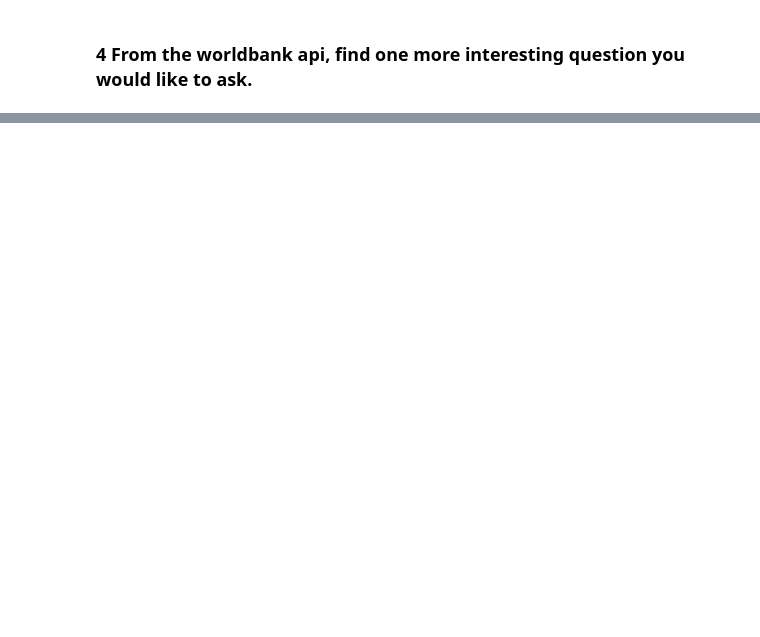
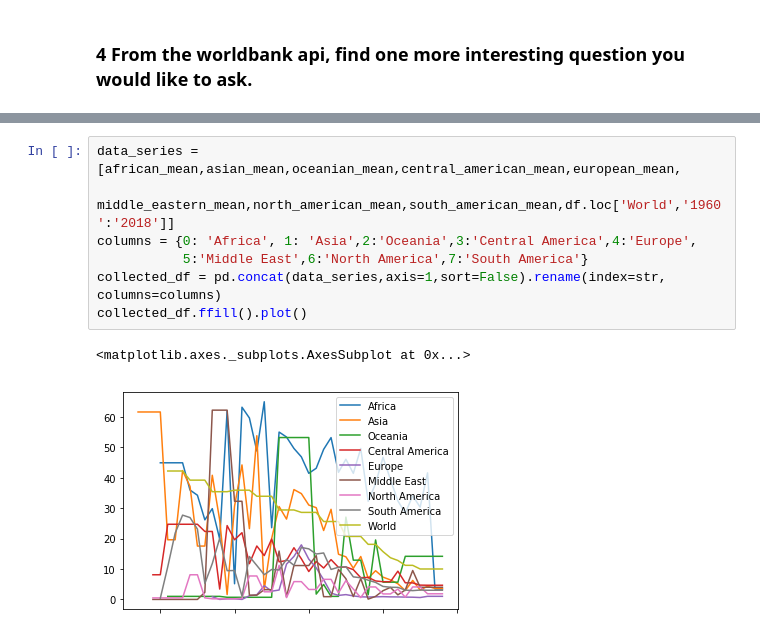
Before and after one commit to cba-dat-sem4-python-group/Assignment-4, a Jupyter notebook: Assignment-4.ipynb, the cells around one changed output, grey strips where cells are left out. Saved outputs shown, nothing was run; the diff lists cells and outputs as text; blank space fills up the shorter version.

```diff
--- a/Assignment-4.ipynb
+++ b/Assignment-4.ipynb
@@ -94,0 +176,10 @@ df.T.loc['1960':'2018',['Argentina','Cote d\'Ivoire','United States']].ffill().p
+# %%
+data_series = [african_mean,asian_mean,oceanian_mean,central_american_mean,european_mean,
+               middle_eastern_mean,north_american_mean,south_american_mean,df.loc['World','1960':'2018']]
+columns = {0: 'Africa', 1: 'Asia',2:'Oceania',3:'Central America',4:'Europe',
+           5:'Middle East',6:'North America',7:'South America'}
+collected_df = pd.concat(data_series,axis=1,sort=False).rename(index=str, columns=columns)
+collected_df.ffill().plot()
+# %% [output]
+<matplotlib.axes._subplots.AxesSubplot at 0x...>
+[figure, added]
```
Also changed, not shown: parts of 6 cells of this notebook.
